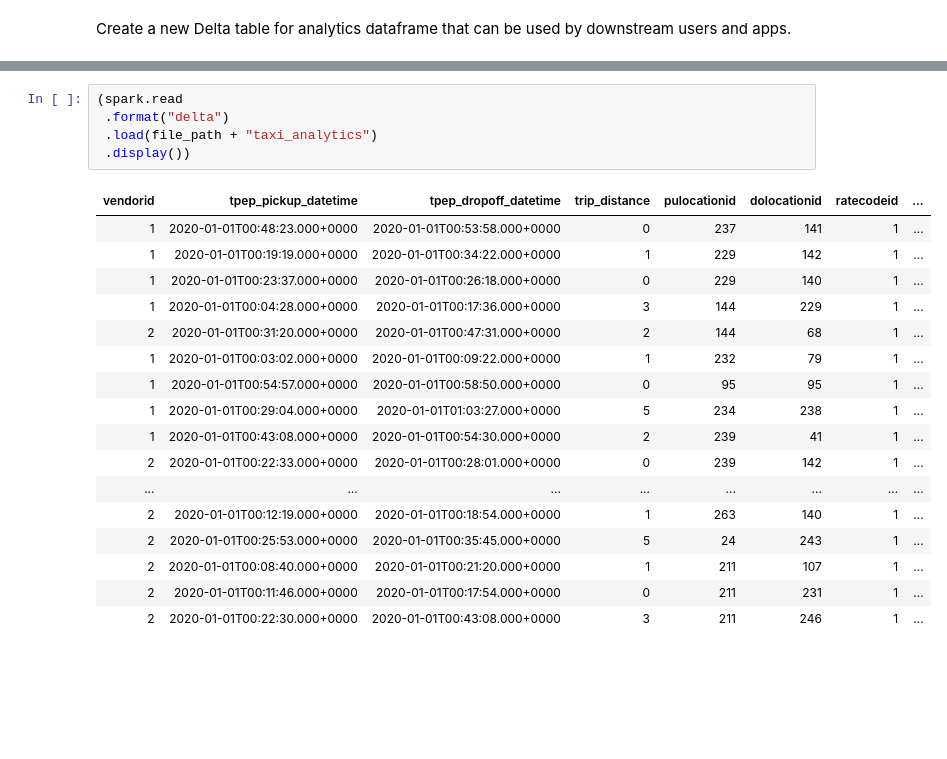
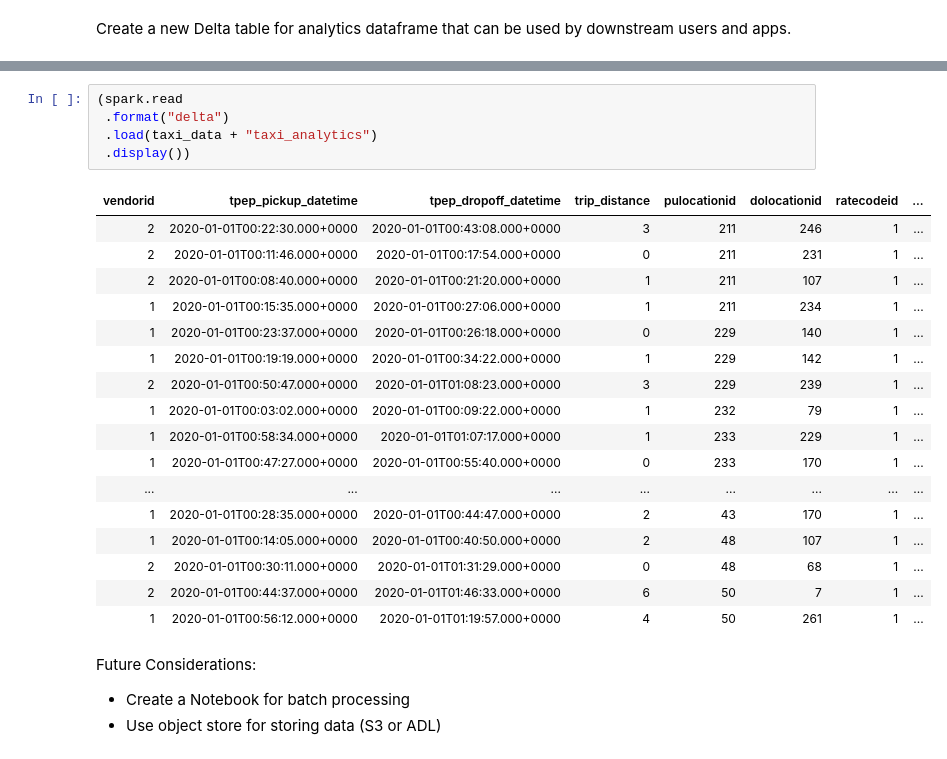
Before and after one commit to nikyan/databricks-lakehouse-nycopendata, a Jupyter notebook: ETL Process and Data Exploration.ipynb, the cells around one changed output, grey strips where cells are left out. Saved outputs shown, nothing was run; the diff lists cells and outputs as text; blank space fills up the shorter version.

```diff
--- a/ETL Process and Data Exploration.ipynb
+++ b/ETL Process and Data Exploration.ipynb
@@ -270,23 +288,28 @@ LOCATION "{taxi_data}/taxi_analytics"
 # %%
 (spark.read
  .format("delta")
- .load(file_path + "taxi_analytics")
+ .load(taxi_data + "taxi_analytics")
  .display())
 # %% [output]
 | vendorid | tpep_pickup_datetime | tpep_dropoff_datetime | trip_distance | pulocationid | dolocationid | ratecodeid | ... |
-| 1 | 2020-01-01T00:48:23.000+0000 | 2020-01-01T00:53:58.000+0000 | 0 | 237 | 141 | 1 | ... |
+| 2 | 2020-01-01T00:22:30.000+0000 | 2020-01-01T00:43:08.000+0000 | 3 | 211 | 246 | 1 | ... |
+| 2 | 2020-01-01T00:11:46.000+0000 | 2020-01-01T00:17:54.000+0000 | 0 | 211 | 231 | 1 | ... |
+| 2 | 2020-01-01T00:08:40.000+0000 | 2020-01-01T00:21:20.000+0000 | 1 | 211 | 107 | 1 | ... |
+| 1 | 2020-01-01T00:15:35.000+0000 | 2020-01-01T00:27:06.000+0000 | 1 | 211 | 234 | 1 | ... |
+| 1 | 2020-01-01T00:23:37.000+0000 | 2020-01-01T00:26:18.000+0000 | 0 | 229 | 140 | 1 | ... |
 | 1 | 2020-01-01T00:19:19.000+0000 | 2020-01-01T00:34:22.000+0000 | 1 | 229 | 142 | 1 | ... |
-| 1 | 2020-01-01T00:23:37.000+0000 | 2020-01-01T00:26:18.000+0000 | 0 | 229 | 140 | 1 | ... |
-| 1 | 2020-01-01T00:04:28.000+0000 | 2020-01-01T00:17:36.000+0000 | 3 | 144 | 229 | 1 | ... |
-| 2 | 2020-01-01T00:31:20.000+0000 | 2020-01-01T00:47:31.000+0000 | 2 | 144 | 68 | 1 | ... |
+| 2 | 2020-01-01T00:50:47.000+0000 | 2020-01-01T01:08:23.000+0000 | 3 | 229 | 239 | 1 | ... |
 | 1 | 2020-01-01T00:03:02.000+0000 | 2020-01-01T00:09:22.000+0000 | 1 | 232 | 79 | 1 | ... |
-| 1 | 2020-01-01T00:54:57.000+0000 | 2020-01-01T00:58:50.000+0000 | 0 | 95 | 95 | 1 | ... |
-| 1 | 2020-01-01T00:29:04.000+0000 | 2020-01-01T01:03:27.000+0000 | 5 | 234 | 238 | 1 | ... |
-| 1 | 2020-01-01T00:43:08.000+0000 | 2020-01-01T00:54:30.000+0000 | 2 | 239 | 41 | 1 | ... |
-| 2 | 2020-01-01T00:22:33.000+0000 | 2020-01-01T00:28:01.000+0000 | 0 | 239 | 142 | 1 | ... |
+| 1 | 2020-01-01T00:58:34.000+0000 | 2020-01-01T01:07:17.000+0000 | 1 | 233 | 229 | 1 | ... |
+| 1 | 2020-01-01T00:47:27.000+0000 | 2020-01-01T00:55:40.000+0000 | 0 | 233 | 170 | 1 | ... |
 | ... | ... | ... | ... | ... | ... | ... | ... |
-| 2 | 2020-01-01T00:12:19.000+0000 | 2020-01-01T00:18:54.000+0000 | 1 | 263 | 140 | 1 | ... |
-| 2 | 2020-01-01T00:25:53.000+0000 | 2020-01-01T00:35:45.000+0000 | 5 | 24 | 243 | 1 | ... |
-| 2 | 2020-01-01T00:08:40.000+0000 | 2020-01-01T00:21:20.000+0000 | 1 | 211 | 107 | 1 | ... |
-| 2 | 2020-01-01T00:11:46.000+0000 | 2020-01-01T00:17:54.000+0000 | 0 | 211 | 231 | 1 | ... |
-| 2 | 2020-01-01T00:22:30.000+0000 | 2020-01-01T00:43:08.000+0000 | 3 | 211 | 246 | 1 | ... |
+| 1 | 2020-01-01T00:28:35.000+0000 | 2020-01-01T00:44:47.000+0000 | 2 | 43 | 170 | 1 | ... |
+| 1 | 2020-01-01T00:14:05.000+0000 | 2020-01-01T00:40:50.000+0000 | 2 | 48 | 107 | 1 | ... |
+| 2 | 2020-01-01T00:30:11.000+0000 | 2020-01-01T01:31:29.000+0000 | 0 | 48 | 68 | 1 | ... |
+| 2 | 2020-01-01T00:44:37.000+0000 | 2020-01-01T01:46:33.000+0000 | 6 | 50 | 7 | 1 | ... |
+| 1 | 2020-01-01T00:56:12.000+0000 | 2020-01-01T01:19:57.000+0000 | 4 | 50 | 261 | 1 | ... |
+# %% [markdown]
+Future Considerations:
+
+ - Create a Notebook for batch processing
+ - Use object store for storing data (S3 or ADL)
```
Also changed, not shown: parts of 10 cells of this notebook.
